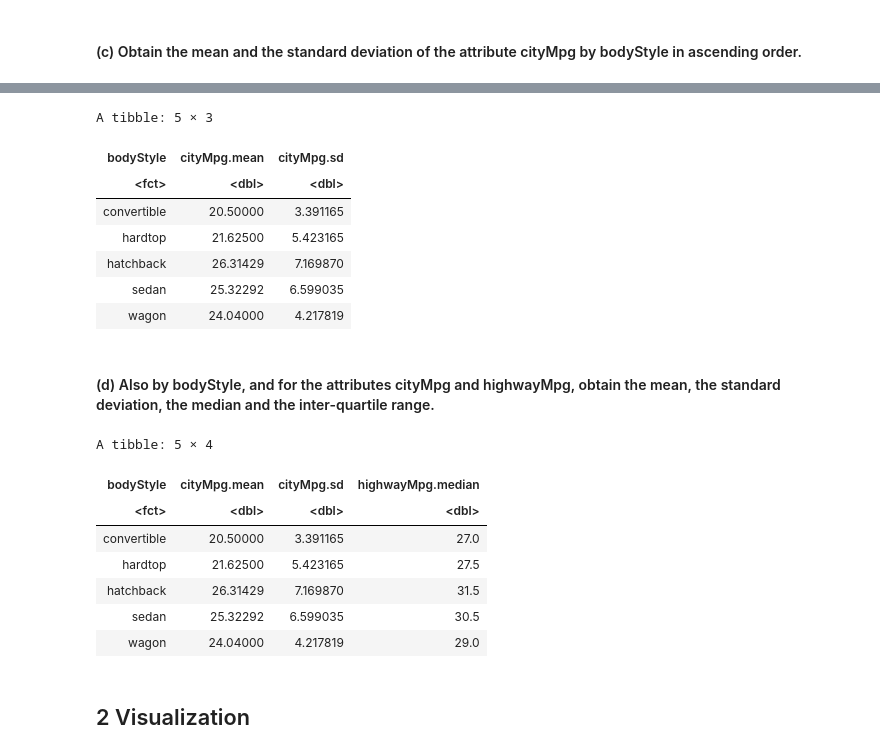
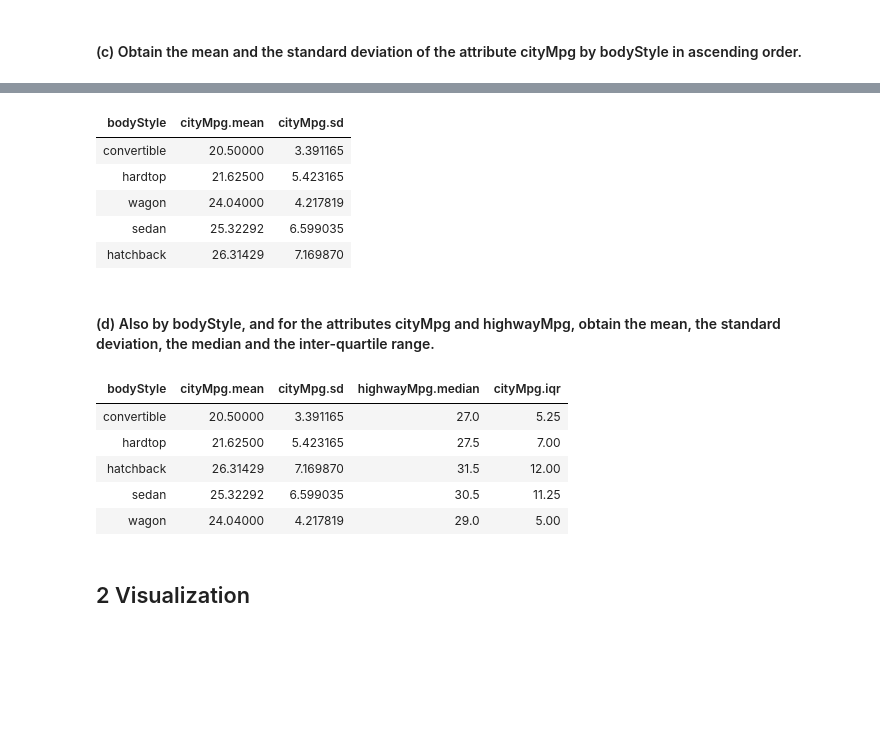
Before and after one commit to PaolaMaribel18/hands-on-2023A, a Jupyter notebook: notebooks/03-dataexploration.ipynb, the cells around one changed output, grey strips where cells are left out. Drawn from its saved outputs; the diff is of its cells as text; code cells hidden in the pictures; blank space fills up the shorter version.

```diff
--- a/notebooks/03-dataexploration.ipynb
+++ b/notebooks/03-dataexploration.ipynb
@@ -110,27 +62,25 @@ A tibble: 5 × 2
 # %%
-carIns_final %>% group_by(bodyStyle) %>% summarize (cityMpg.mean=mean(cityMpg), cityMpg.sd=sd(cityMpg))
+carIns_final %>% group_by(bodyStyle) %>% summarize (cityMpg.mean=mean(cityMpg), cityMpg.sd=sd(cityMpg)) %>%
+arrange(cityMpg.mean)
 # %% [output]
-A tibble: 5 × 3
 | bodyStyle | cityMpg.mean | cityMpg.sd |
-| <fct> | <dbl> | <dbl> |
 | convertible | 20.50000 | 3.391165 |
 | hardtop | 21.62500 | 5.423165 |
+| wagon | 24.04000 | 4.217819 |
+| sedan | 25.32292 | 6.599035 |
 | hatchback | 26.31429 | 7.169870 |
-| sedan | 25.32292 | 6.599035 |
-| wagon | 24.04000 | 4.217819 |
 # %% [markdown]
 #### (d) Also by bodyStyle, and for the attributes cityMpg and highwayMpg, obtain the mean, the standard deviation, the median and the inter-quartile range.
 # %%
-carIns_final %>% group_by(bodyStyle) %>% summarize (cityMpg.mean=mean(cityMpg), cityMpg.sd=sd(cityMpg), highwayMpg.median=median( highwayMpg))
+carIns_final %>% group_by(bodyStyle) %>% summarize (cityMpg.mean=mean(cityMpg), cityMpg.sd=sd(cityMpg),
+                                                    highwayMpg.median=median( highwayMpg), cityMpg.iqr = IQR(cityMpg))
 # %% [output]
-A tibble: 5 × 4
-| bodyStyle | cityMpg.mean | cityMpg.sd | highwayMpg.median |
-| <fct> | <dbl> | <dbl> | <dbl> |
-| convertible | 20.50000 | 3.391165 | 27.0 |
-| hardtop | 21.62500 | 5.423165 | 27.5 |
-| hatchback | 26.31429 | 7.169870 | 31.5 |
-| sedan | 25.32292 | 6.599035 | 30.5 |
-| wagon | 24.04000 | 4.217819 | 29.0 |
+| bodyStyle | cityMpg.mean | cityMpg.sd | highwayMpg.median | cityMpg.iqr |
+| convertible | 20.50000 | 3.391165 | 27.0 | 5.25 |
+| hardtop | 21.62500 | 5.423165 | 27.5 | 7.00 |
+| hatchback | 26.31429 | 7.169870 | 31.5 | 12.00 |
+| sedan | 25.32292 | 6.599035 | 30.5 | 11.25 |
+| wagon | 24.04000 | 4.217819 | 29.0 | 5.00 |
 # %% [markdown]
 ## 2 Visualization
 # %% [markdown]
```
Also changed, not shown: parts of 7 cells of this notebook.
